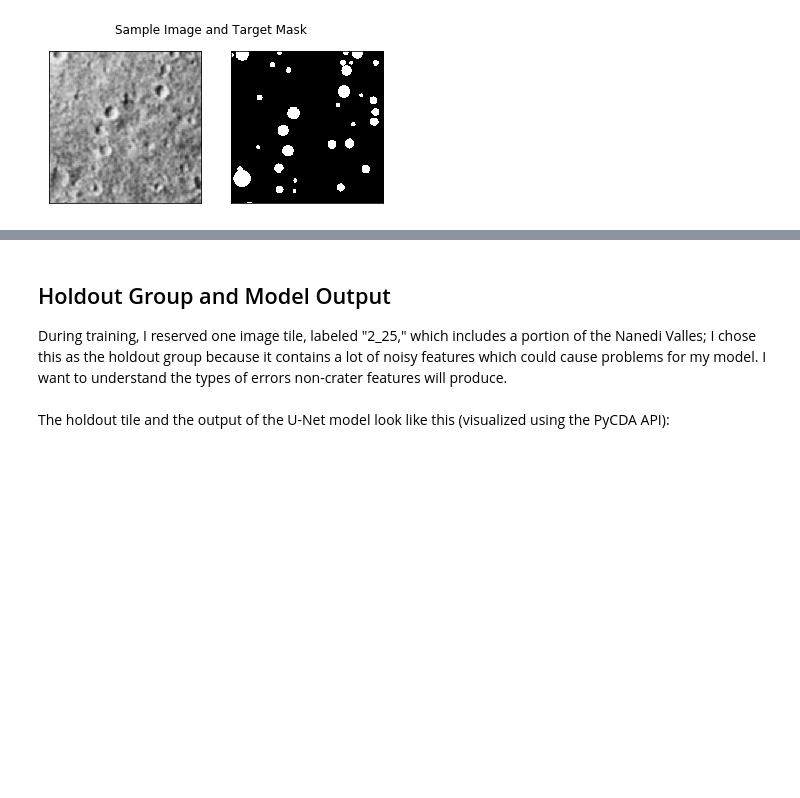
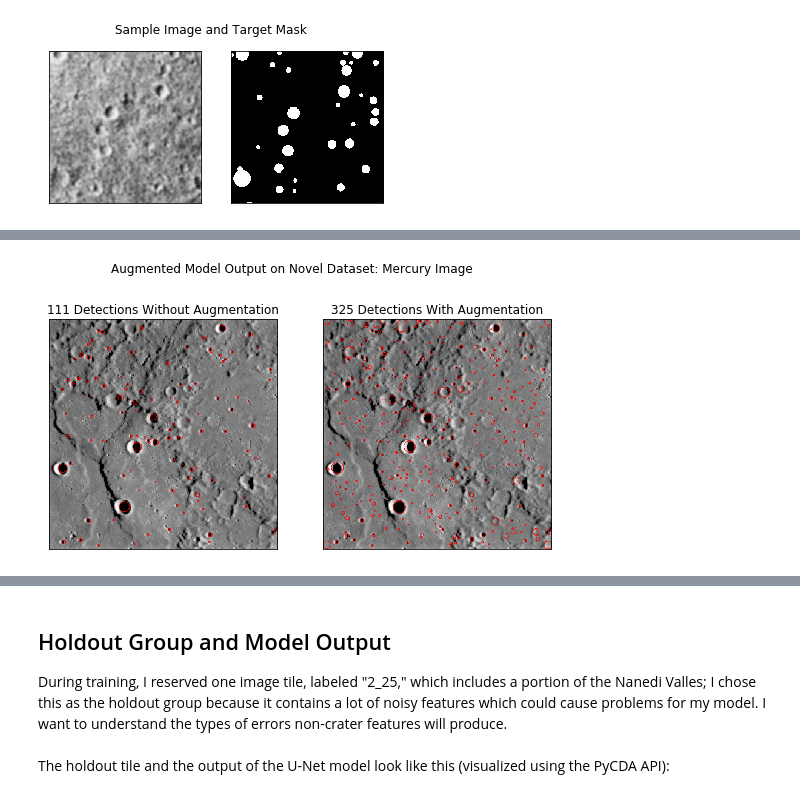
Before and after one commit to AlliedToasters/craters, a Jupyter notebook: CapstoneNotebook.ipynb, the cells around one changed output, grey strips where cells are left out. Drawn from its saved outputs; the diff is of its cells as text; code cells hidden in the pictures; blank space fills up the shorter version.

```diff
--- a/CapstoneNotebook.ipynb
+++ b/CapstoneNotebook.ipynb
@@ -77,0 +109,5 @@ For training, I took advantage of the <a href='https://colab.research.google.com
+# %%
+from capstone_code import show_augmented
+show_augmented()
+# %% [output]
+[figure, added]
```
Also changed, not shown: parts of 14 cells of this notebook.
